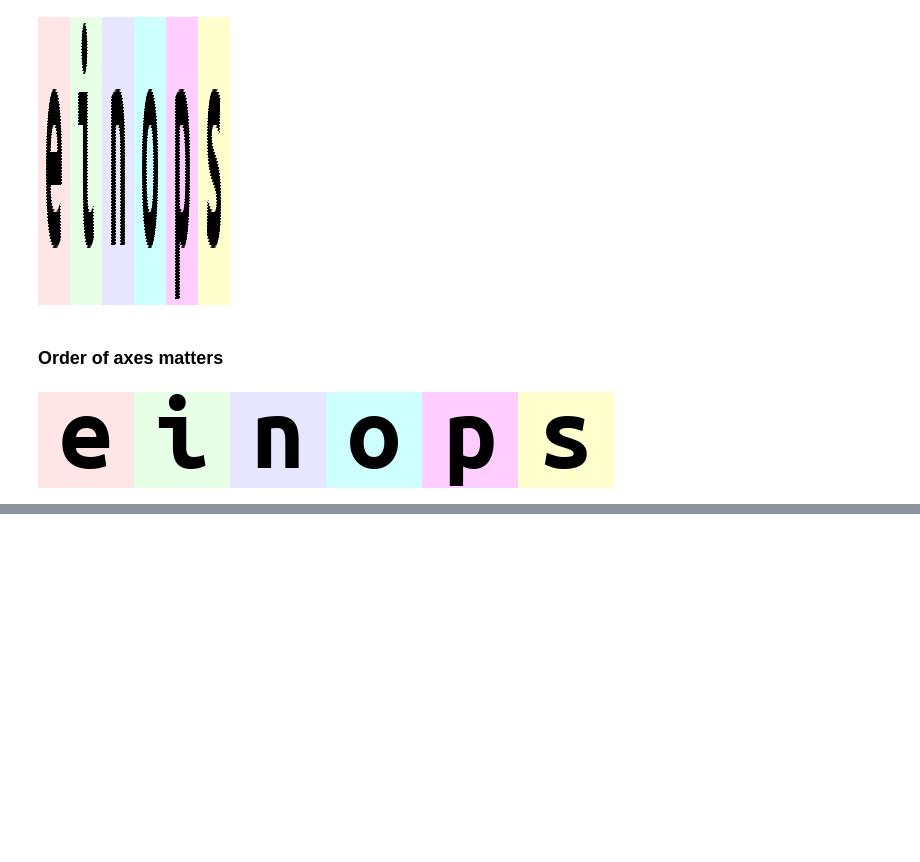
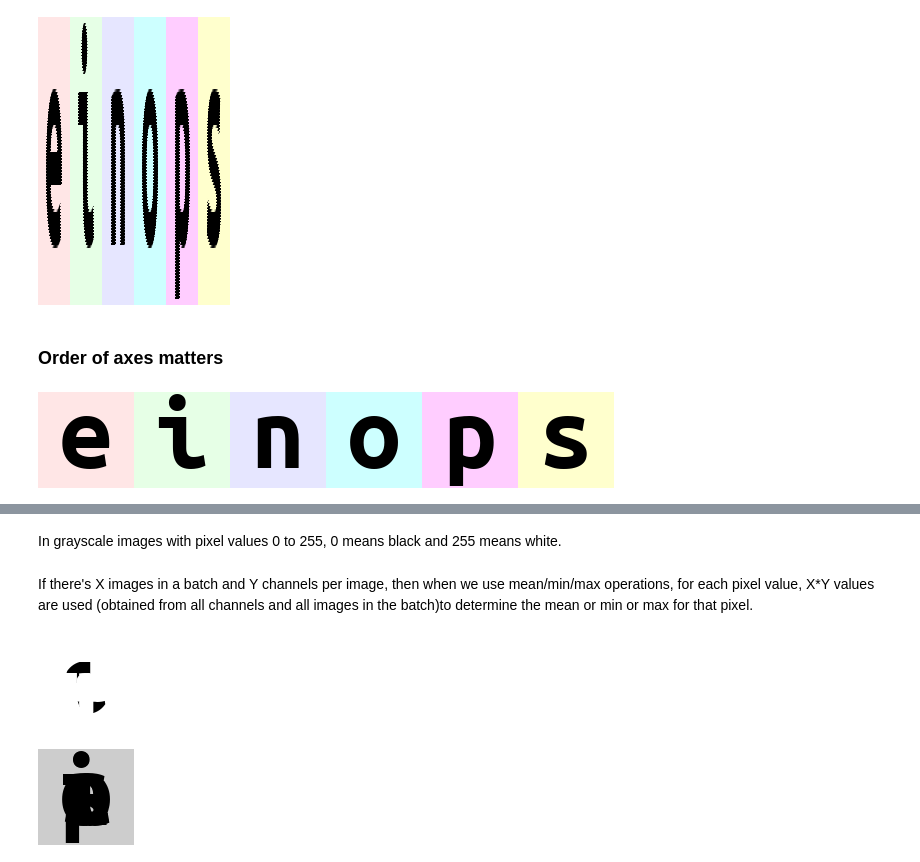
Before and after one commit to akshayvkt/learning, a Jupyter notebook: einops101.ipynb, the cells around one changed output, grey strips where cells are left out. Saved outputs shown, nothing was run; the diff lists cells and outputs as text; code cells hidden in the pictures; blank space fills up the shorter version.

```diff
--- a/einops101.ipynb
+++ b/einops101.ipynb
@@ -102,0 +125,14 @@ rearrange(ims, 'b h w c -> h (b w) c')
+# %% [markdown]
+In grayscale images with pixel values 0 to 255, 0 means black and 255 means white.
+# %% [markdown]
+If there's X images in a batch and Y channels per image, then when we use mean/min/max operations, for each pixel value, X*Y values are used (obtained from all channels and all images in the batch)to determine the mean or min or max for that pixel.
+# %%
+## The black spots are where all images have an intersection,
+# so the max value would be close to min
+reduce(ims, 'b h w c -> h w','max')
+# %% [output]
+[figure, added]
+# %%
+reduce(ims, 'b h w c -> h w','min')
+# %% [output]
+[figure, added]
```
Also changed, not shown: parts of 8 cells of this notebook.
